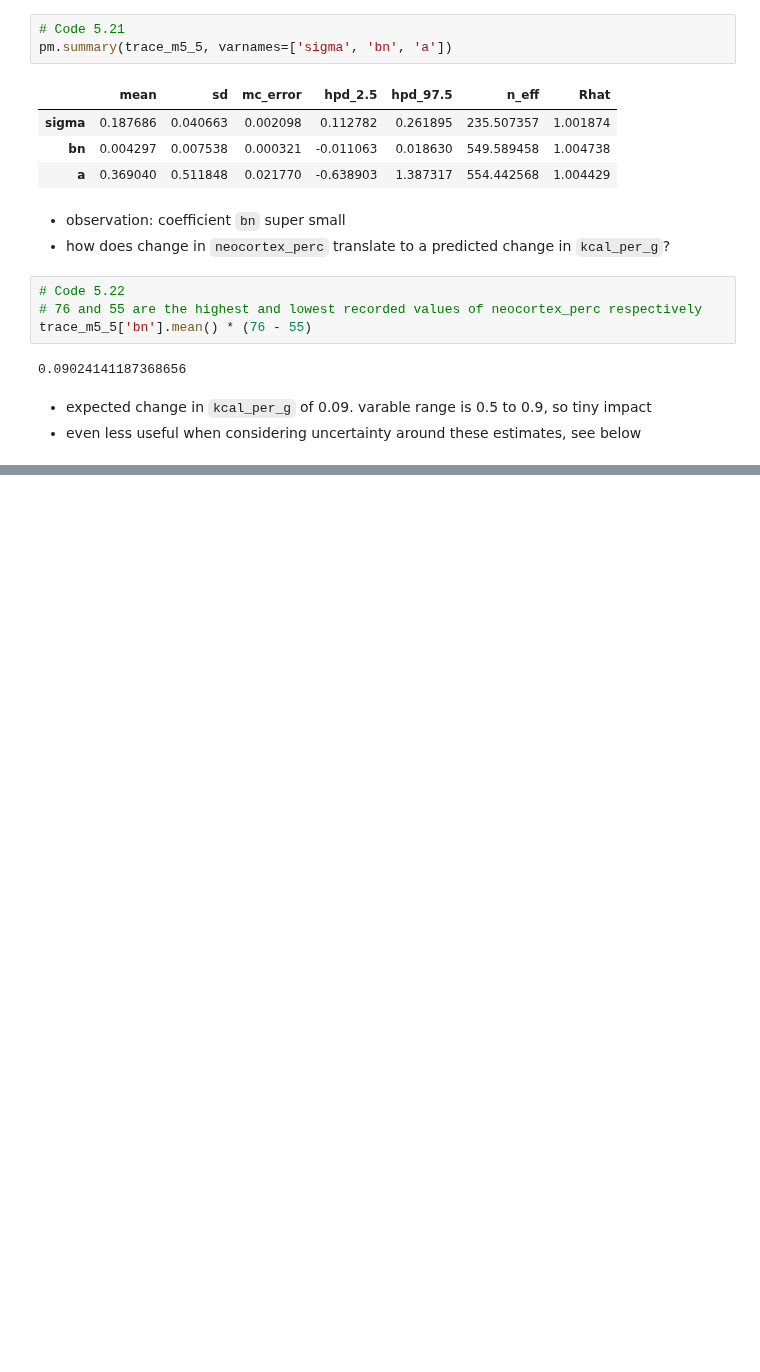
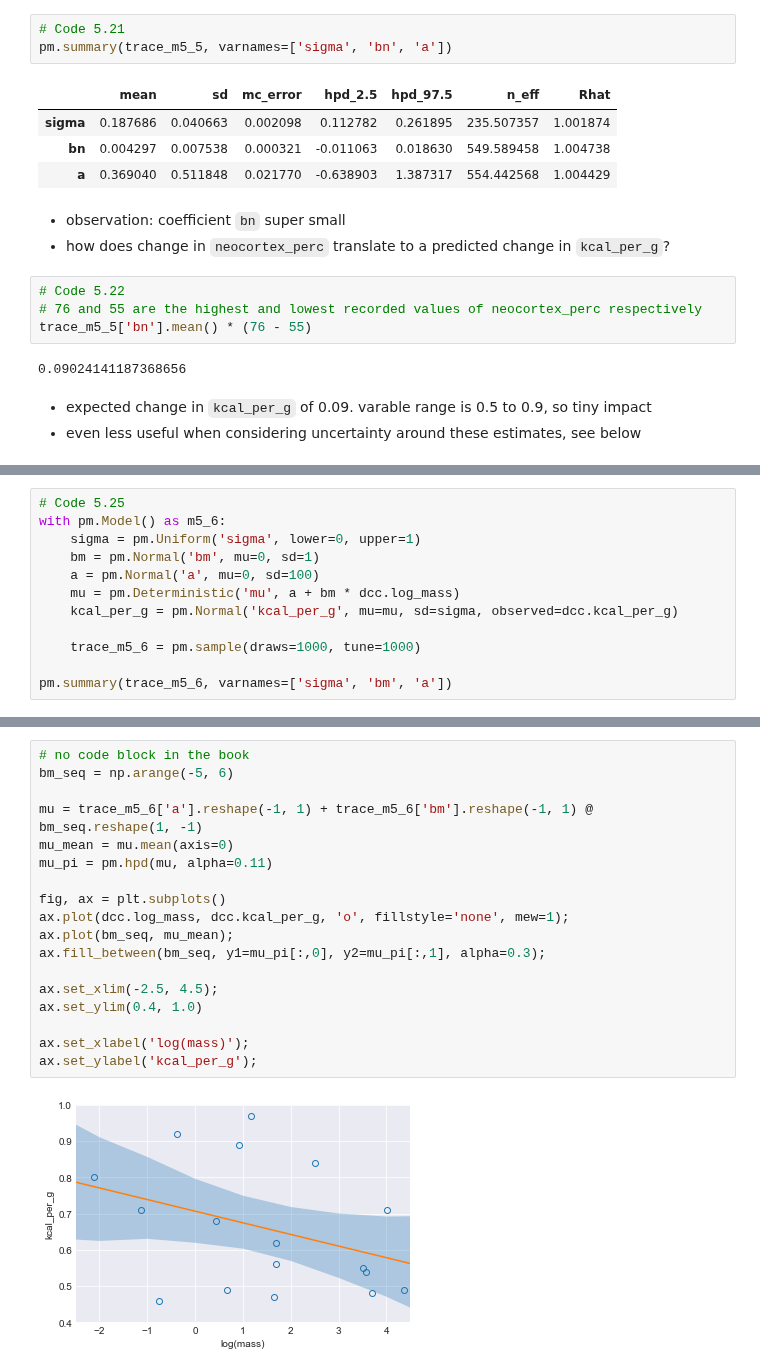
Before and after one commit to nwweber/statistical_rethinking, a Jupyter notebook: chapter_05_multivariate_linear_models.ipynb, the cells around one changed output, grey strips where cells are left out. Drawn from its saved outputs; the diff is of its cells as text; blank space fills up the shorter version.

```diff
--- a/chapter_05_multivariate_linear_models.ipynb
+++ b/chapter_05_multivariate_linear_models.ipynb
@@ -662,0 +659,12 @@ for ix, pname in enumerate(params):
+# %%
+# Code 5.25
+with pm.Model() as m5_6:
+    sigma = pm.Uniform('sigma', lower=0, upper=1)
+    bm = pm.Normal('bm', mu=0, sd=1)
+    a = pm.Normal('a', mu=0, sd=100)
+    mu = pm.Deterministic('mu', a + bm * dcc.log_mass)
+    kcal_per_g = pm.Normal('kcal_per_g', mu=mu, sd=sigma, observed=dcc.kcal_per_g)
+
+    trace_m5_6 = pm.sample(draws=1000, tune=1000)
+
+pm.summary(trace_m5_6, varnames=['sigma', 'bm', 'a'])
@@ -662,0 +680,20 @@ for ix, pname in enumerate(params):
+# %%
+# no code block in the book
+bm_seq = np.arange(-5, 6)
+
+mu = trace_m5_6['a'].reshape(-1, 1) + trace_m5_6['bm'].reshape(-1, 1) @ bm_seq.reshape(1, -1)
+mu_mean = mu.mean(axis=0)
+mu_pi = pm.hpd(mu, alpha=0.11)
+
+fig, ax = plt.subplots()
+ax.plot(dcc.log_mass, dcc.kcal_per_g, 'o', fillstyle='none', mew=1);
+ax.plot(bm_seq, mu_mean);
+ax.fill_between(bm_seq, y1=mu_pi[:,0], y2=mu_pi[:,1], alpha=0.3);
+
+ax.set_xlim(-2.5, 4.5);
+ax.set_ylim(0.4, 1.0)
+
+ax.set_xlabel('log(mass)');
+ax.set_ylabel('kcal_per_g');
+# %% [output]
+[figure, added]
```
Also changed, not shown: parts of 9 cells of this notebook.
